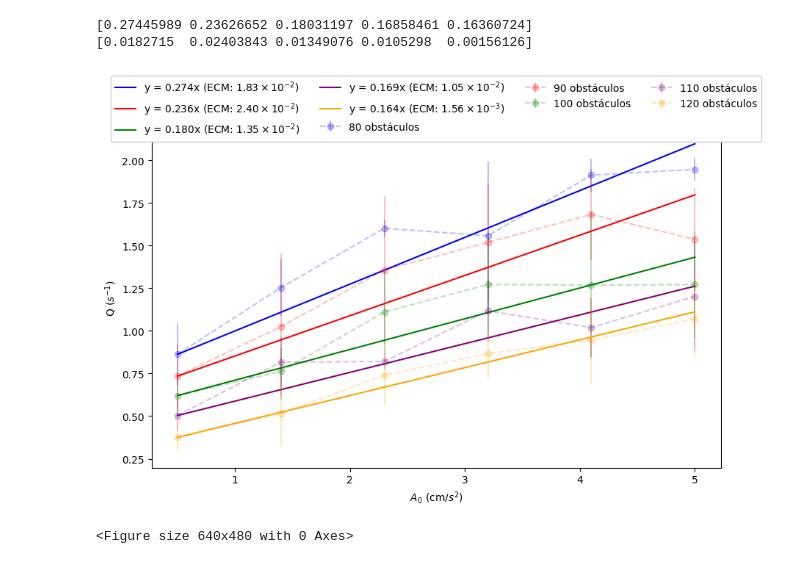
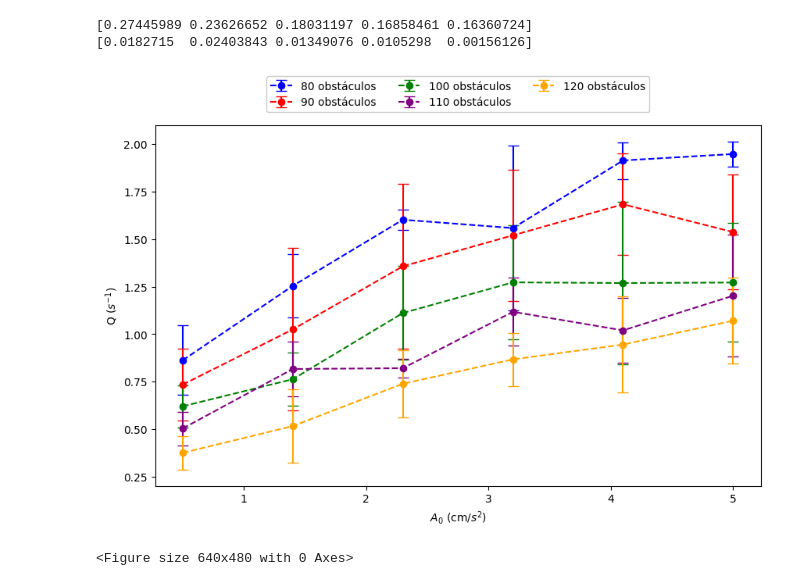
Before and after one commit to JR-Castro/simulacion-de-sistemas, a Jupyter notebook: granular-medium/scripts/q_vs_a0.ipynb, the cells around one changed output. Saved outputs shown, nothing was run; the diff lists cells and outputs as text; code cells hidden in the pictures.

Commit message:
final graphs?

```diff
--- a/granular-medium/scripts/q_vs_a0.ipynb
+++ b/granular-medium/scripts/q_vs_a0.ipynb
@@ -208,20 +209,20 @@ print(c_inv_resistance_ecm)
 # %%
 plt.figure(figsize=(10, 6))
 for i in range(len(M_VALUES)):
-    plt.errorbar(A0_VALUES, c_q_means[i], yerr=c_q_std[i], fmt='--o', label=f"{M_VALUES[i]} obstáculos", alpha=0.25, color=colors[i])
-    plt.plot(A0_VALUES, [c_inv_resistance[i] * (a0 - A0_VALUES[0]) + c_q_means[i][0] for a0 in A0_VALUES],
-             label=f"y = {c_inv_resistance[i]:.3f}x (ECM: {formatter(c_inv_resistance_ecm[i],None)})",
-             color=colors[i],)
+    plt.errorbar(A0_VALUES, c_q_means[i], yerr=c_q_std[i], fmt='--o', capsize=5, label=f"{M_VALUES[i]} obstáculos", color=colors[i])
+    # plt.plot(A0_VALUES, [c_inv_resistance[i] * (a0 - A0_VALUES[0]) + c_q_means[i][0] for a0 in A0_VALUES],
+    #          label=f"y = {c_inv_resistance[i]:.3f}x (ECM: {formatter(c_inv_resistance_ecm[i],None)})",
+    #          color=colors[i],)
 
-plt.legend(loc='upper center', bbox_to_anchor=(0.5, 1.17), framealpha=1.0, ncol=4)
+plt.legend(loc='upper center', bbox_to_anchor=(0.5, 1.15), framealpha=1.0, ncol=3)
 
 # plt.subplots_adjust(top=0.95)
 plt.xlabel("$A_0$ (cm/$s^2$)")
 plt.ylabel("Q ($s^{-1}$)")
 
 plt.savefig("../analysis/q_vs_a0_m.png", dpi=300)
 plt.show()
 plt.clf()
 # %% [output]
-[figure, old version]
+[figure, new version]
 <Figure size 640x480 with 0 Axes>
```
Also changed, not shown: parts of 6 cells of this notebook.
